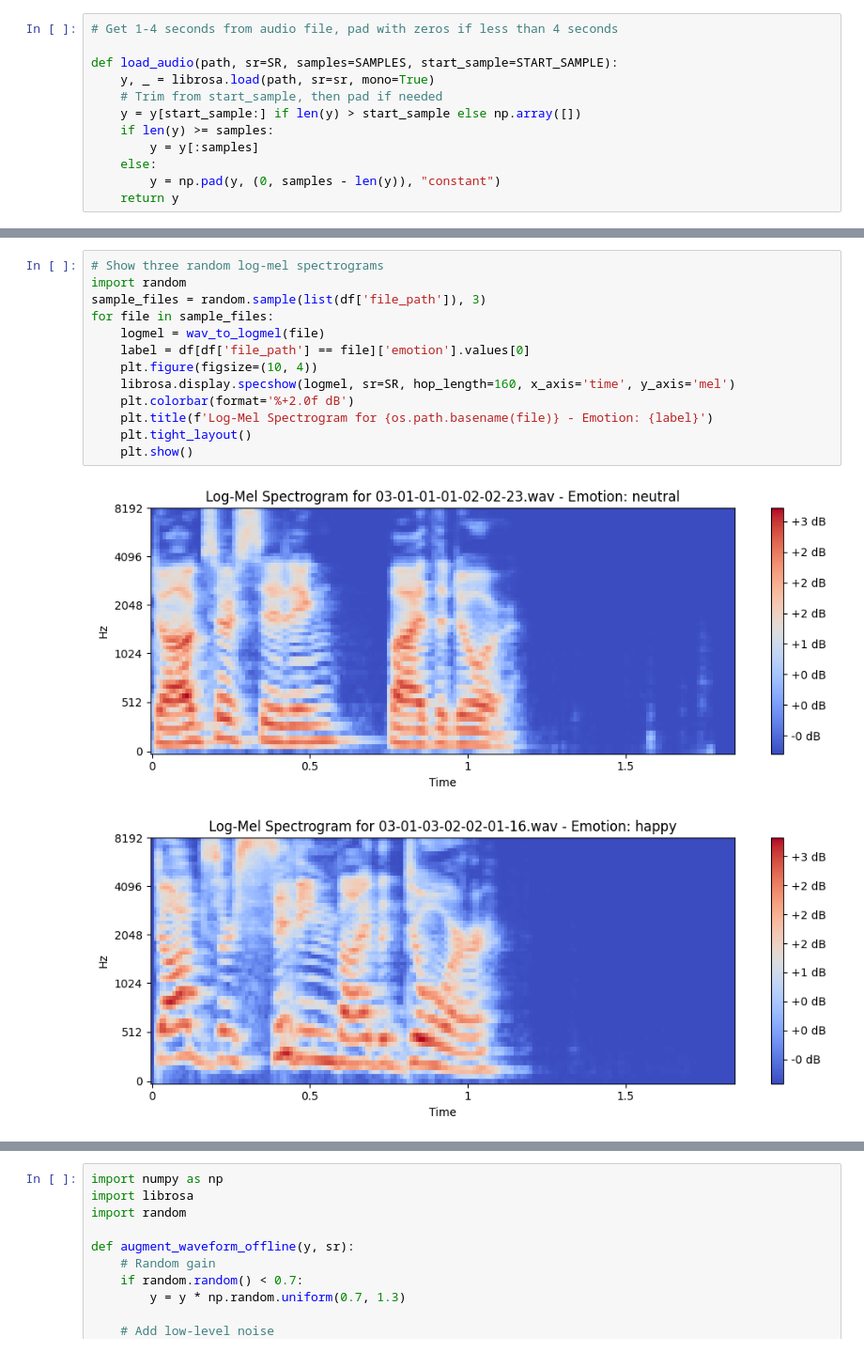
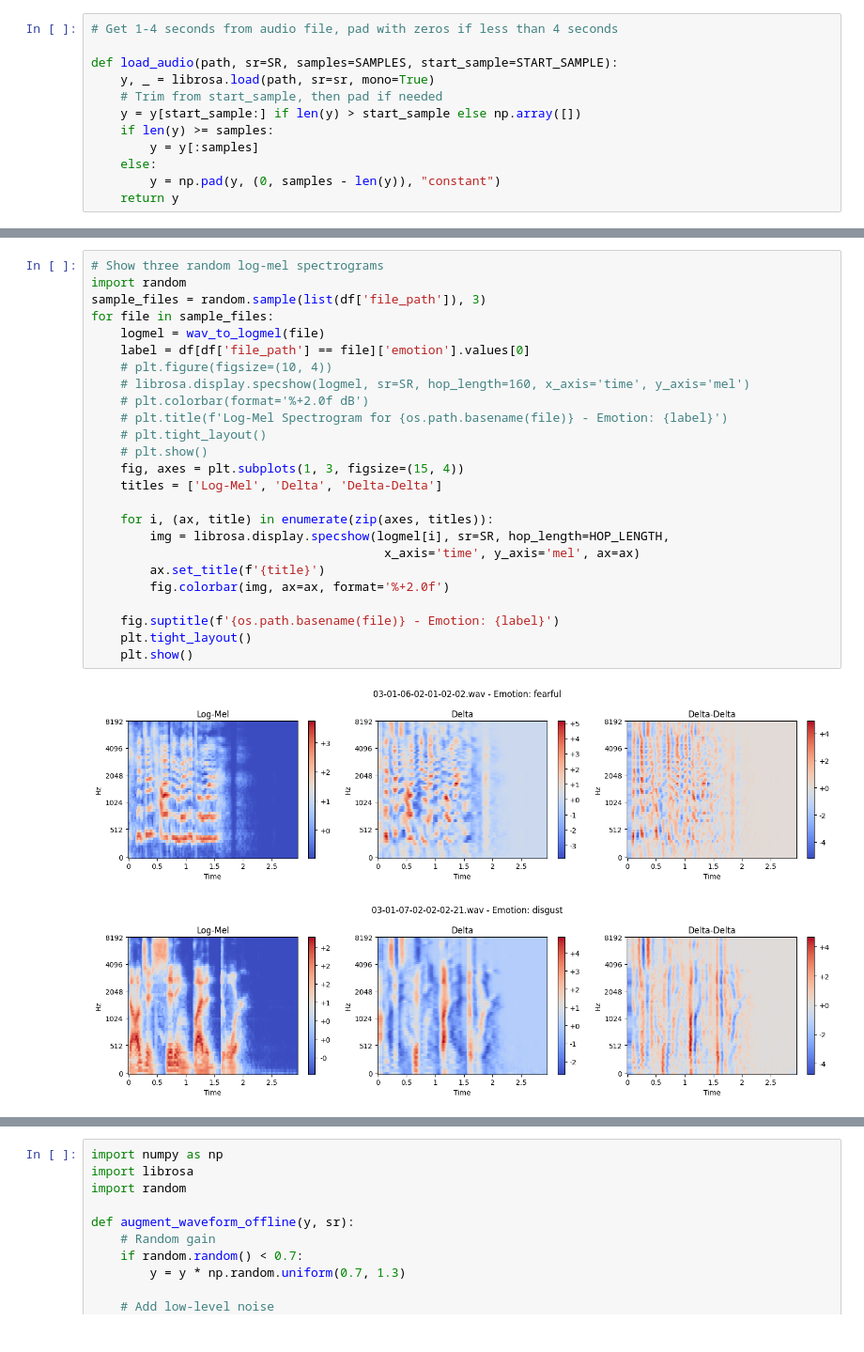
Before and after one commit to Nobodybob1/Emotional-Speech-Recognition, a Jupyter notebook: main.ipynb, the cells around one changed output, grey strips where cells are left out. Shown at 94% size. Saved outputs shown, nothing was run; the diff lists cells and outputs as text.

```diff
--- a/main.ipynb
+++ b/main.ipynb
@@ -143,16 +234,28 @@ def wav_to_logmel(path, sr=SR):
 # %%
 # Show three random log-mel spectrograms
 import random
 sample_files = random.sample(list(df['file_path']), 3)
 for file in sample_files:
     logmel = wav_to_logmel(file)
     label = df[df['file_path'] == file]['emotion'].values[0]
-    plt.figure(figsize=(10, 4))
-    librosa.display.specshow(logmel, sr=SR, hop_length=160, x_axis='time', y_axis='mel')
-    plt.colorbar(format='%+2.0f dB')
-    plt.title(f'Log-Mel Spectrogram for {os.path.basename(file)} - Emotion: {label}')
+    # plt.figure(figsize=(10, 4))
+    # librosa.display.specshow(logmel, sr=SR, hop_length=160, x_axis='time', y_axis='mel')
+    # plt.colorbar(format='%+2.0f dB')
+    # plt.title(f'Log-Mel Spectrogram for {os.path.basename(file)} - Emotion: {label}')
+    # plt.tight_layout()
+    # plt.show()
+    fig, axes = plt.subplots(1, 3, figsize=(15, 4))
+    titles = ['Log-Mel', 'Delta', 'Delta-Delta']
+
+    for i, (ax, title) in enumerate(zip(axes, titles)):
+        img = librosa.display.specshow(logmel[i], sr=SR, hop_length=HOP_LENGTH,
+                                        x_axis='time', y_axis='mel', ax=ax)
+        ax.set_title(f'{title}')
+        fig.colorbar(img, ax=ax, format='%+2.0f')
+
+    fig.suptitle(f'{os.path.basename(file)} - Emotion: {label}')
     plt.tight_layout()
     plt.show()
 # %% [output]
-[figure, old version]
+[figure, new version]
-[figure, old version]
+[figure, new version]
```
Also changed, not shown: parts of 33 cells of this notebook, 1 other file.
